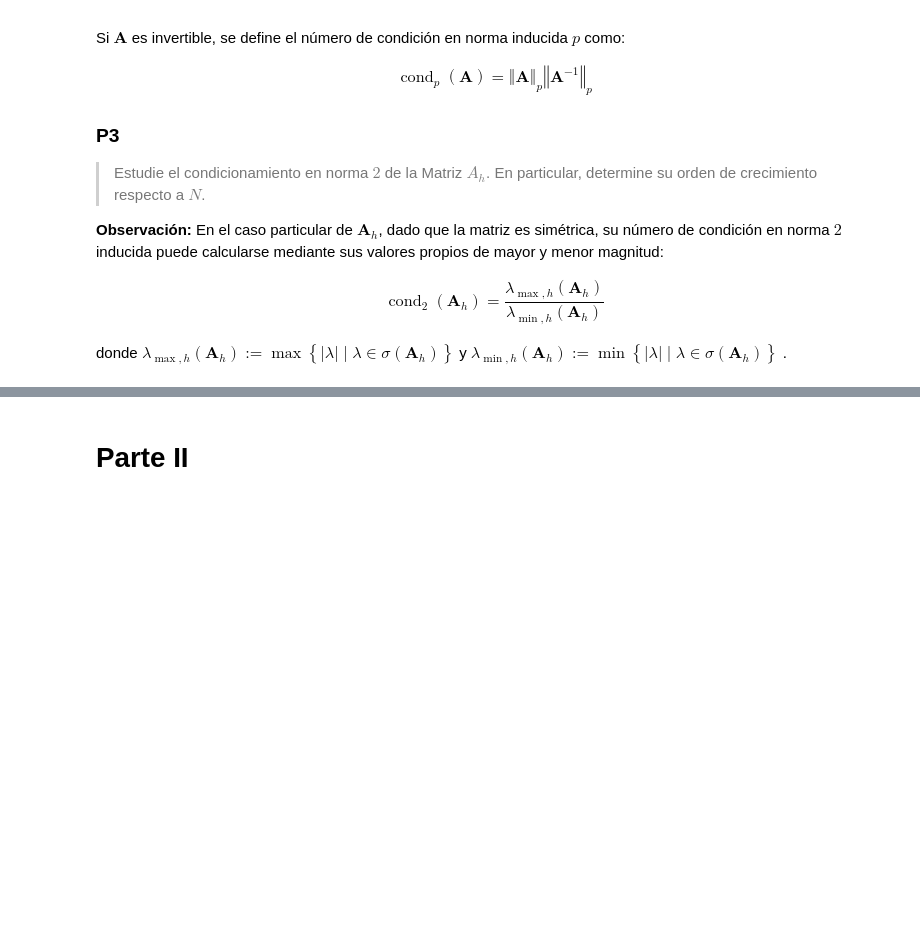
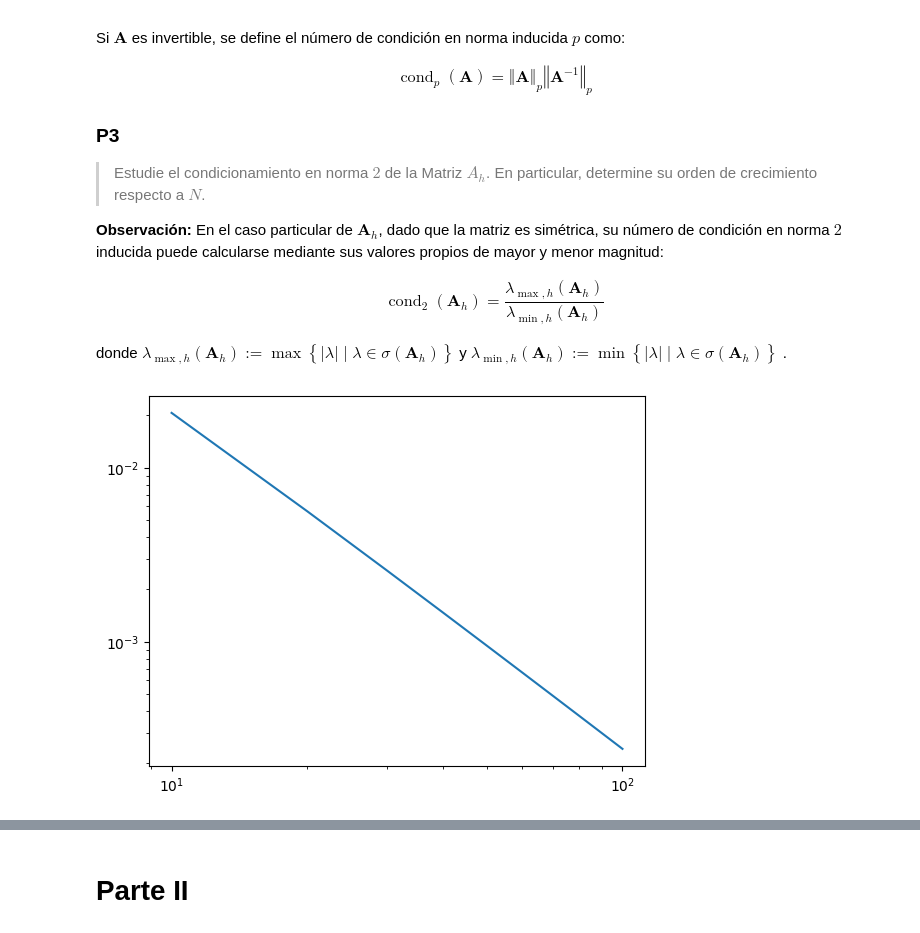
Before and after one commit to Miguel-Escobar/EDPN_T1, a Jupyter notebook: Laboratorio_1_Poisson_en_Dominio_Perforado.ipynb, the cells around one changed output, grey strips where cells are left out. Saved outputs shown, nothing was run; the diff lists cells and outputs as text; code cells hidden in the pictures; blank space fills up the shorter version.

```diff
--- a/Laboratorio_1_Poisson_en_Dominio_Perforado.ipynb
+++ b/Laboratorio_1_Poisson_en_Dominio_Perforado.ipynb
@@ -193,6 +183,11 @@ Si $\boldsymbol{A}$ es invertible, se define el número de condición en norma i
 donde $\lambda_{\max,h}\left(  \boldsymbol{A}_{h}\right) :=\max\left\{\left\vert \lambda\right\vert \mid\lambda\in\sigma\left(  \boldsymbol{A}_{h}\right)  \right\}  $ y $\lambda_{\min,h}\left(  \boldsymbol{A}_{h}\right)
 :=\min\left\{  \left\vert \lambda\right\vert \mid\lambda\in\sigma\left(\boldsymbol{A}_{h}\right)  \right\}  $.
 # %%
+def max_min_eigvals(A):
+    smallest = np.abs(eigsh(A, k=1, which="SM", return_eigenvectors = False))
+    largest = np.abs(eigsh(A, k=1, which="LM", return_eigenvectors = False))
+    return smallest, largest
+
 def cond_2_sparse(A):
     """
     Calcula el numero de condicionamiento en norma inducida 2
@@ -204,8 +199,24 @@ def cond_2_sparse(A):
 
     Documentacion de eigsh:
     https://docs.scipy.org/doc/scipy-0.15.1/reference/generated/scipy.sparse.linalg.eigsh.html
+
+    Nota: Debido a que eigsh no calcula todos los autovalores, decidimos usar eigh que desaprovecha que sean matrices sparse, pero da más seguridad.
     """
 
-
-
-    return cond
+    max_val, min_val = max_min_eigvals(A)
+    return max_val/min_val
+# %%
+# def forward(x):
+#     return x**(1/4)
+
+
+# def inverse(x):
+#     return x**4
+
+condvals = np.vectorize(cond_2_sparse)(np.vectorize(Ah)(N_array))
+plt.plot(N_array, condvals)
+# plt.yscale('function', functions=(forward, inverse))
+plt.yscale("log")
+plt.xscale("log")
+# %% [output]
+[figure, added]
```
Also changed, not shown: parts of 9 cells of this notebook, 1 other file.
